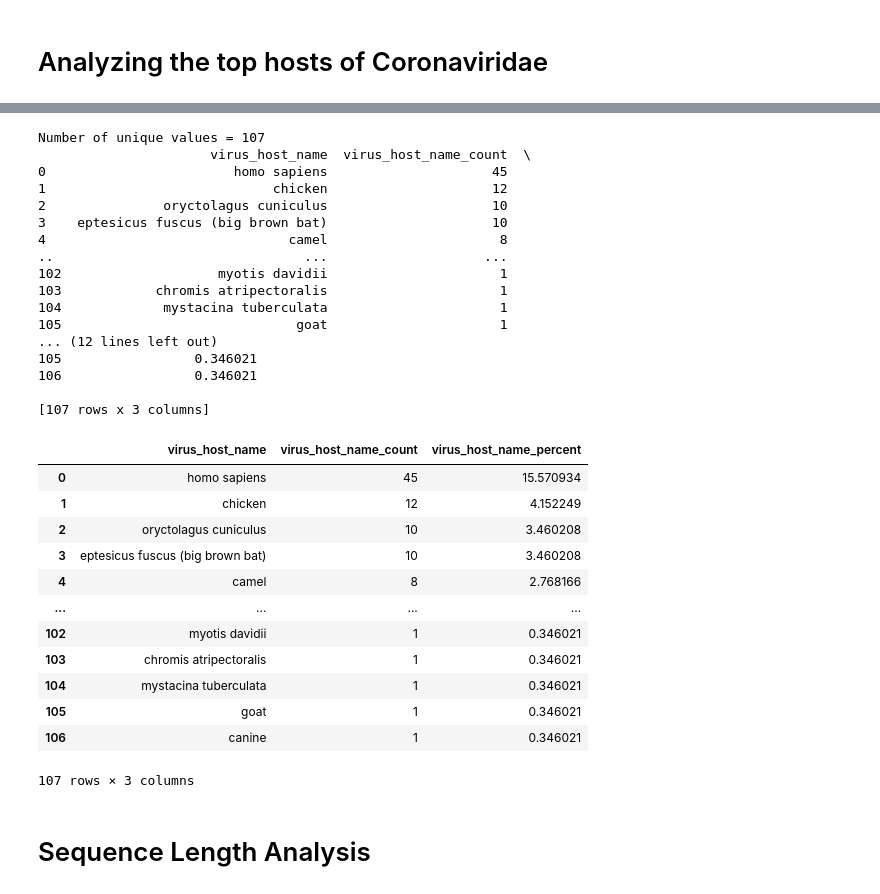
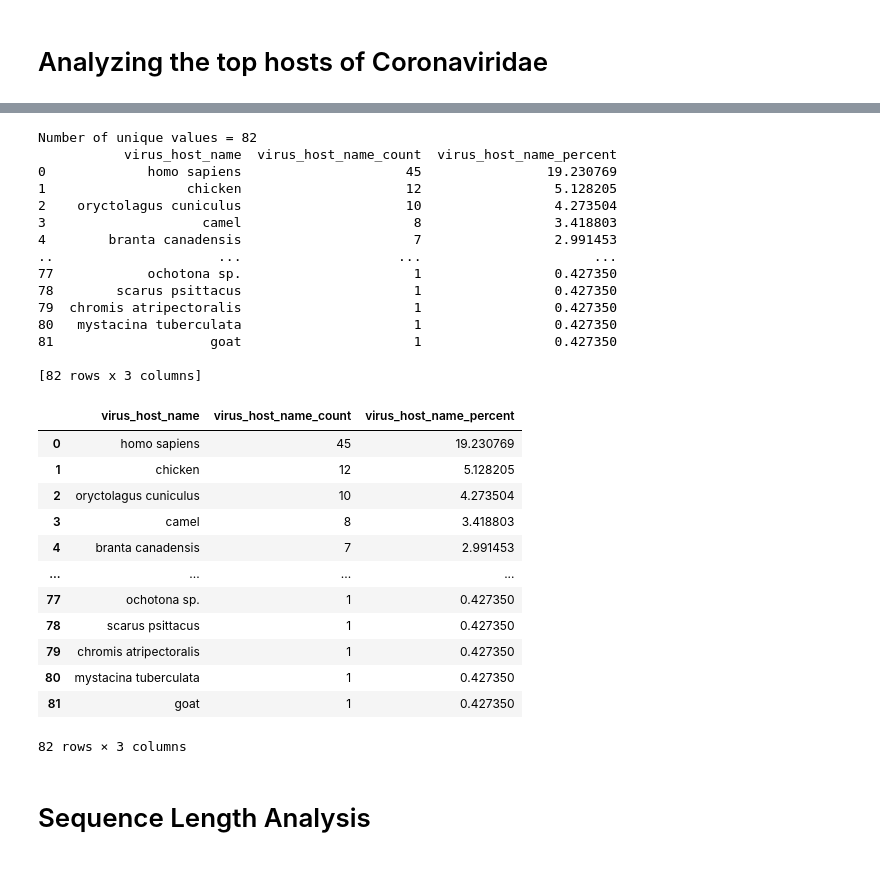
Before and after one commit to NeelTheBomb/HAVEN, a Jupyter notebook: src/jupyter_notebooks/datasets/generation/corona_uniref50.ipynb, the cells around one changed output, grey strips where cells are left out. Saved outputs shown, nothing was run; the diff lists cells and outputs as text; code cells hidden in the pictures.

```diff
--- a/src/jupyter_notebooks/datasets/generation/corona_uniref50.ipynb
+++ b/src/jupyter_notebooks/datasets/generation/corona_uniref50.ipynb
@@ -84,6 +93,13 @@ def print_seq_len_histogram(df, n_bins):
     hist_df = pd.DataFrame(hist_map) #dataframe of histogram created
     print(hist_df) #histogram dataframe printed.
 # %%
-file_path = os.path.join(os.getcwd(), "..", "..", "..","..", "/home/sanjanag05/HAVEN/input/data/uniref_taxonomy_id_11118_AND_identit_2025_06_13_uniprot_metadata_embl_hosts_pruned_metadata.csv")
+#file_path = os.path.join(os.getcwd(), "..", "..", "..","..", "/home/sanjanag05/HAVEN/input/data/uniref_taxonomy_id_11118_AND_identit_2025_06_13_uniprot_metadata_embl_hosts_pruned_metadata.csv")
+file_path = os.path.join(os.getcwd(), "..", "..", "..","..", "/home/sanjanag05/HAVEN/input/data/uniref_taxonomy_id_11118_AND_identit_2025_06_13_uniprot_metadata_embl_hosts_pruned_metadata_species_virus_species_virus_host_vertebrates_w_seq.csv")
 df = pd.read_csv(file_path)
 df
+output = os.path.join(os.getcwd(), "..", "..", "..","..", "/home/sanjanag05/HAVEN/output/coronaviridae/uniref50_validhosts.csv")
+df.to_csv(output, index=False)
+
+# df_bat = df[df["virus_host_name"] == "bat"]
+# df_bat #why does this only have 21 occurrences?
+# sum(df["virus_host_name"] != "None")
@@ -103,0 +110,4 @@ df
+# %%
+df = df[df["virus_host_tax_id"] == 9606]
+df
+#9606
@@ -138,37 +171,38 @@ Number of unique values = 91
 # %%
-column_stats(df[df["virus_taxon_rank"] == "species"], "virus_host_name")
+#df = column_stats(df, "virus_name")
+host_df = column_stats(df, "virus_host_name")
+#host_df = host_df[["virus_host_name", "virus_host_tax_id"]]
+host_df
 #107 hosts are valid
 # %% [output]
-Number of unique values = 107
-                      virus_host_name  virus_host_name_count  \
-0                        homo sapiens                     45
-1                             chicken                     12
-2               oryctolagus cuniculus                     10
-3    eptesicus fuscus (big brown bat)                     10
-4                               camel                      8
-..                                ...                    ...
-102                    myotis davidii                      1
-103            chromis atripectoralis                      1
-104             mystacina tuberculata                      1
-105                              goat                      1
-... (12 lines left out)
-105                 0.346021
-106                 0.346021
+Number of unique values = 82
+           virus_host_name  virus_host_name_count  virus_host_name_percent
+0             homo sapiens                     45                19.230769
+1                  chicken                     12                 5.128205
+2    oryctolagus cuniculus                     10                 4.273504
+3                    camel                      8                 3.418803
+4        branta canadensis                      7                 2.991453
+..                     ...                    ...                      ...
+77            ochotona sp.                      1                 0.427350
+78        scarus psittacus                      1                 0.427350
+79  chromis atripectoralis                      1                 0.427350
+80   mystacina tuberculata                      1                 0.427350
+81                    goat                      1                 0.427350
 
-[107 rows x 3 columns]
+[82 rows x 3 columns]
 |  | virus_host_name | virus_host_name_count | virus_host_name_percent |
-| 0 | homo sapiens | 45 | 15.570934 |
-| 1 | chicken | 12 | 4.152249 |
-| 2 | oryctolagus cuniculus | 10 | 3.460208 |
-| 3 | eptesicus fuscus (big brown bat) | 10 | 3.460208 |
-| 4 | camel | 8 | 2.768166 |
+| 0 | homo sapiens | 45 | 19.230769 |
+| 1 | chicken | 12 | 5.128205 |
+| 2 | oryctolagus cuniculus | 10 | 4.273504 |
+| 3 | camel | 8 | 3.418803 |
+| 4 | branta canadensis | 7 | 2.991453 |
 | ... | ... | ... | ... |
-| 102 | myotis davidii | 1 | 0.346021 |
-| 103 | chromis atripectoralis | 1 | 0.346021 |
-| 104 | mystacina tuberculata | 1 | 0.346021 |
-| 105 | goat | 1 | 0.346021 |
-| 106 | canine | 1 | 0.346021 |
+| 77 | ochotona sp. | 1 | 0.427350 |
+| 78 | scarus psittacus | 1 | 0.427350 |
+| 79 | chromis atripectoralis | 1 | 0.427350 |
+| 80 | mystacina tuberculata | 1 | 0.427350 |
+| 81 | goat | 1 | 0.427350 |
-107 rows × 3 columns
+82 rows × 3 columns
 # %% [markdown]
 # Sequence Length Analysis
 # %%
```
Also changed, not shown: parts of 16 cells of this notebook, 6 other files.
